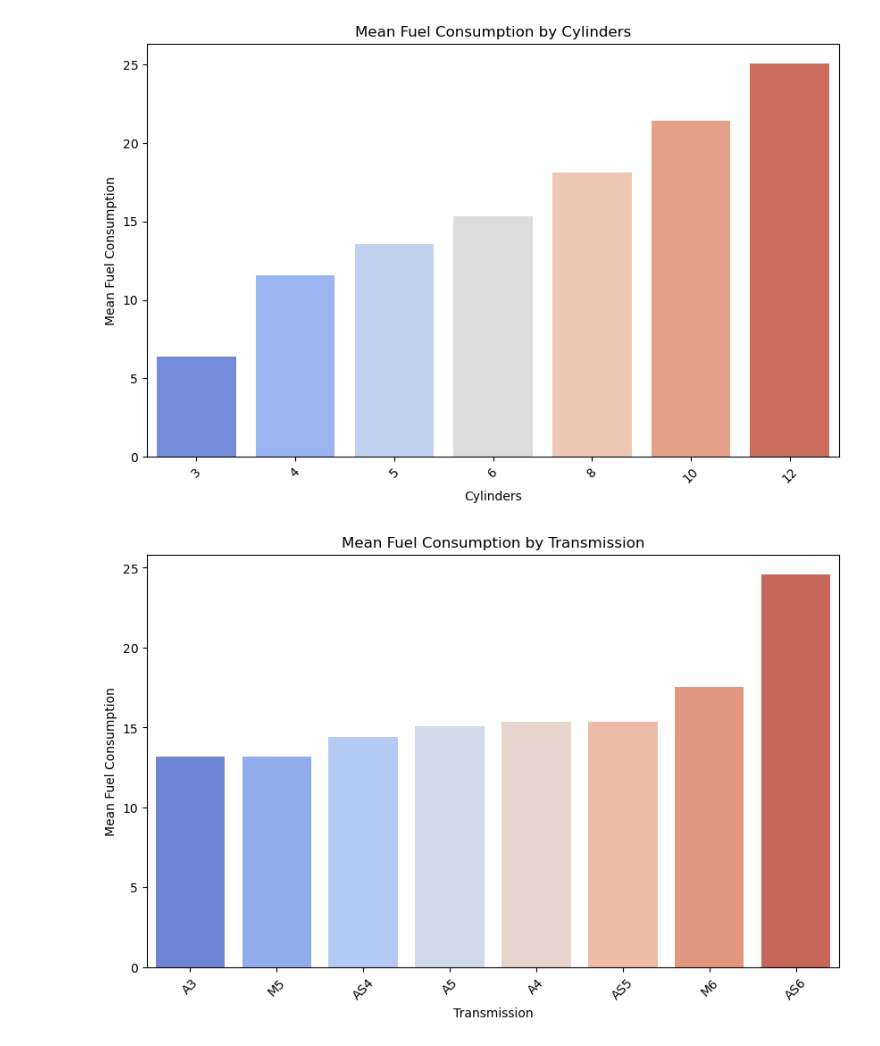
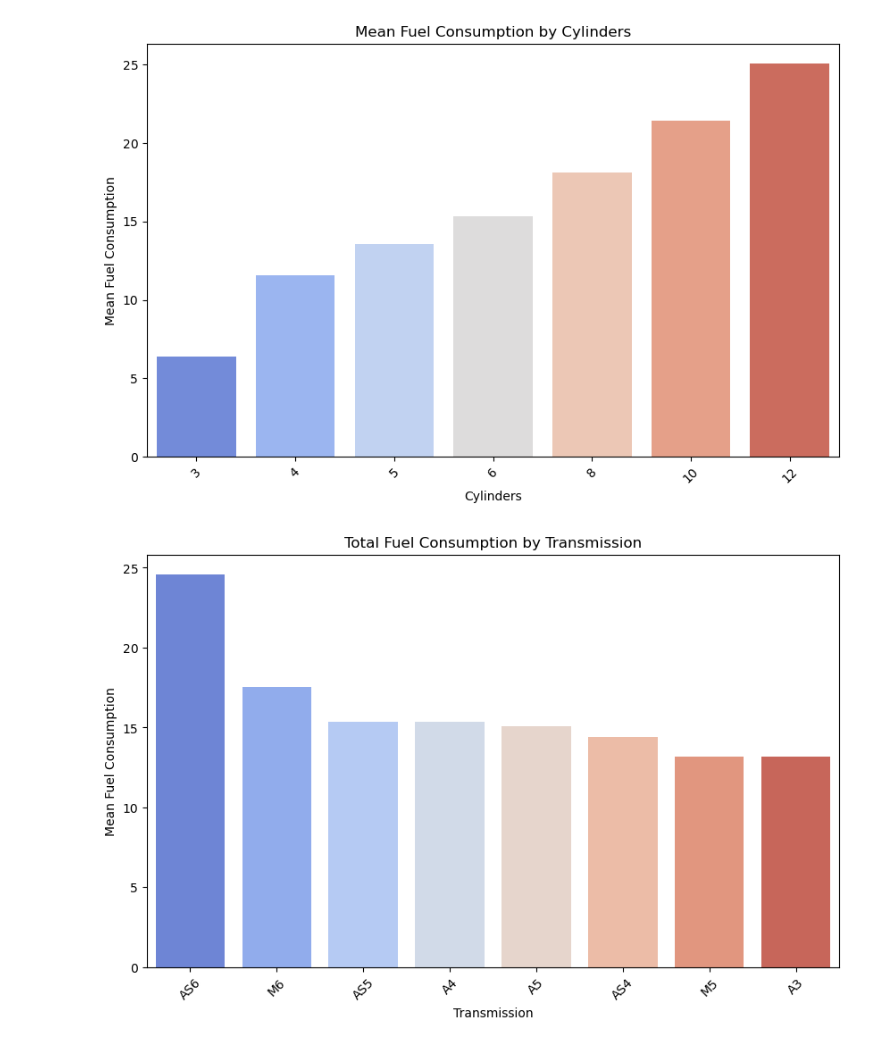
Before and after one commit to TejaJami/Portfolio, a Jupyter notebook: Fuel Consumption.ipynb, the cells around one changed output. Drawn from its saved outputs; the diff is of its cells as text; code cells hidden in the pictures.

```diff
--- a/Fuel Consumption.ipynb
+++ b/Fuel Consumption.ipynb
@@ -189,13 +210,13 @@ plt.show()
 # %% [output]
 [figure]
 # %%
-mean_fuel_consumption_by_transmission = df.groupby('TRANSMISSION')["FUEL CONSUMPTION"].mean().sort_values()
+mean_fuel_consumption_by_transmission = df.groupby('TRANSMISSION')["FUEL CONSUMPTION"].mean().sort_values(ascending=False)
 plt.figure(figsize=(10, 6))
 sns.barplot(x=mean_fuel_consumption_by_transmission.index, y=mean_fuel_consumption_by_transmission.values, palette='coolwarm')
-plt.title('Mean Fuel Consumption by Transmission')
+plt.title('Total Fuel Consumption by Transmission')
 plt.xlabel('Transmission')
 plt.ylabel('Mean Fuel Consumption')
 plt.xticks(rotation=45)
 plt.show()
 # %% [output]
-[figure, old version]
+[figure, new version]
```
Also changed, not shown: parts of 5 cells of this notebook.
